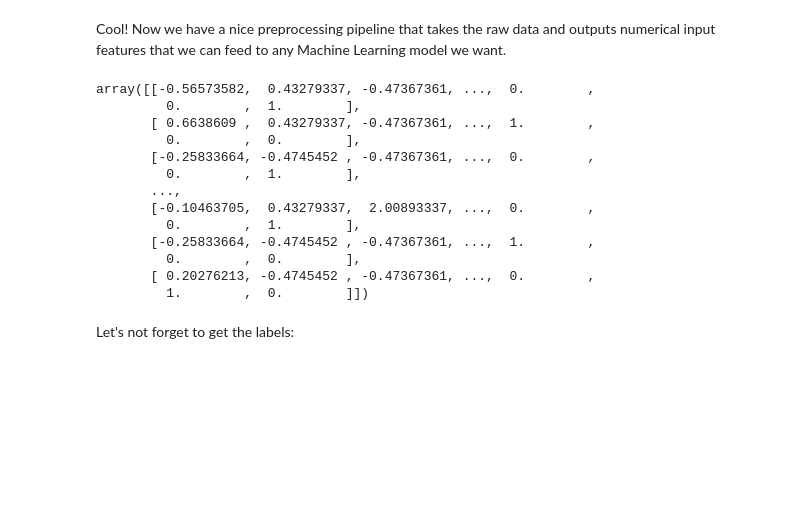
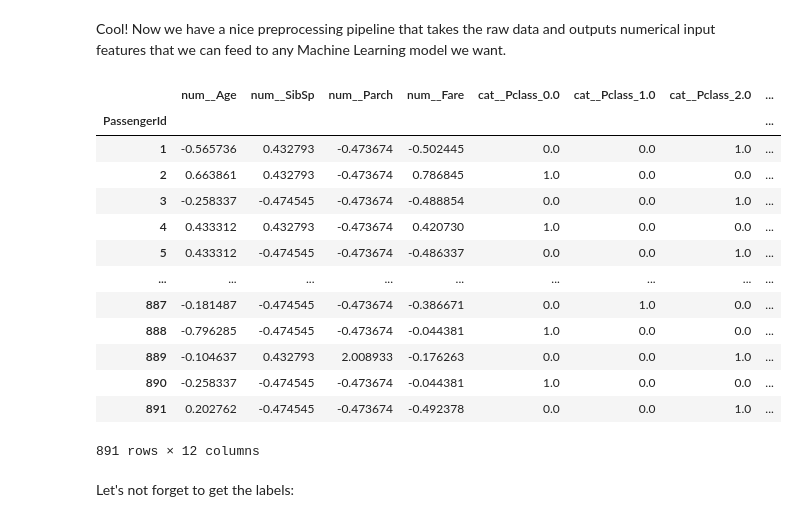
Before and after one commit to NidhalRekhaif/Classification, a Jupyter notebook: 03_classification.ipynb, the cells around one changed output. Cells and saved outputs as stored; diff of their text form; code cells hidden in the pictures; blank space fills up the shorter version.

```diff
--- a/03_classification.ipynb
+++ b/03_classification.ipynb
@@ -1024,21 +1012,22 @@ preprocess_pipeline = ColumnTransformer([
 Cool! Now we have a nice preprocessing pipeline that takes the raw data and outputs numerical input features that we can feed to any Machine Learning model we want.
 # %%
 X_train = preprocess_pipeline.fit_transform(train_data)
-X_train
+pd.DataFrame(X_train,columns=preprocess_pipeline.get_feature_names_out(),index=train_data.index)
 # %% [output]
+|  | num__Age | num__SibSp | num__Parch | num__Fare | cat__Pclass_0.0 | cat__Pclass_1.0 | cat__Pclass_2.0 | ... |
+| PassengerId |  |  |  |  |  |  |  | ... |
+| 1 | -0.565736 | 0.432793 | -0.473674 | -0.502445 | 0.0 | 0.0 | 1.0 | ... |
+| 2 | 0.663861 | 0.432793 | -0.473674 | 0.786845 | 1.0 | 0.0 | 0.0 | ... |
+| 3 | -0.258337 | -0.474545 | -0.473674 | -0.488854 | 0.0 | 0.0 | 1.0 | ... |
+| 4 | 0.433312 | 0.432793 | -0.473674 | 0.420730 | 1.0 | 0.0 | 0.0 | ... |
+| 5 | 0.433312 | -0.474545 | -0.473674 | -0.486337 | 0.0 | 0.0 | 1.0 | ... |
+| ... | ... | ... | ... | ... | ... | ... | ... | ... |
+| 887 | -0.181487 | -0.474545 | -0.473674 | -0.386671 | 0.0 | 1.0 | 0.0 | ... |
+| 888 | -0.796285 | -0.474545 | -0.473674 | -0.044381 | 1.0 | 0.0 | 0.0 | ... |
+| 889 | -0.104637 | 0.432793 | 2.008933 | -0.176263 | 0.0 | 0.0 | 1.0 | ... |
+| 890 | -0.258337 | -0.474545 | -0.473674 | -0.044381 | 1.0 | 0.0 | 0.0 | ... |
+| 891 | 0.202762 | -0.474545 | -0.473674 | -0.492378 | 0.0 | 0.0 | 1.0 | ... |
-array([[-0.56573582,  0.43279337, -0.47367361, ...,  0.        ,
-         0.        ,  1.        ],
-       [ 0.6638609 ,  0.43279337, -0.47367361, ...,  1.        ,
-         0.        ,  0.        ],
-       [-0.25833664, -0.4745452 , -0.47367361, ...,  0.        ,
-         0.        ,  1.        ],
-       ...,
-       [-0.10463705,  0.43279337,  2.00893337, ...,  0.        ,
-         0.        ,  1.        ],
-       [-0.25833664, -0.4745452 , -0.47367361, ...,  1.        ,
-         0.        ,  0.        ],
-       [ 0.20276213, -0.4745452 , -0.47367361, ...,  0.        ,
-         1.        ,  0.        ]])
+891 rows × 12 columns
 # %% [markdown]
 Let's not forget to get the labels:
 # %%
```
Also changed, not shown: parts of 25 cells of this notebook.
